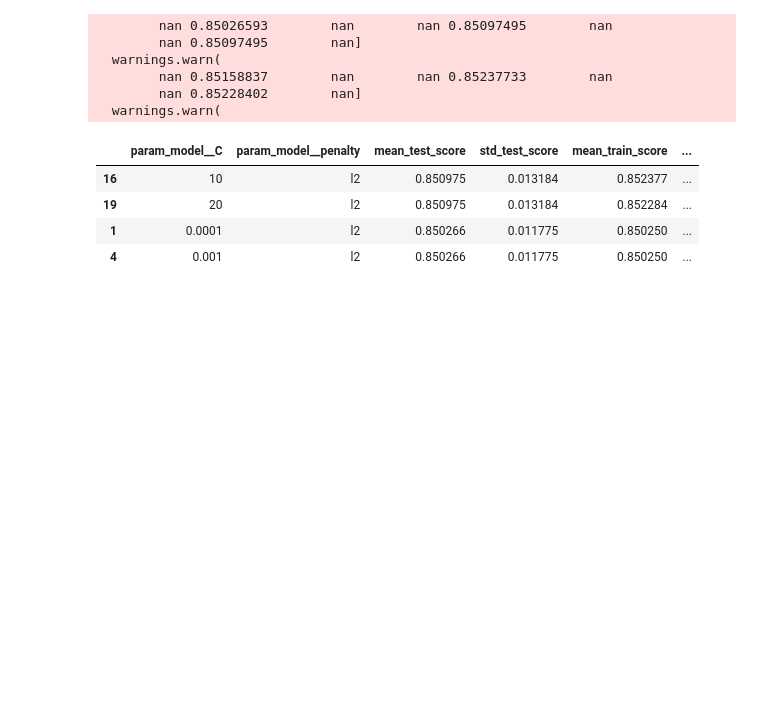
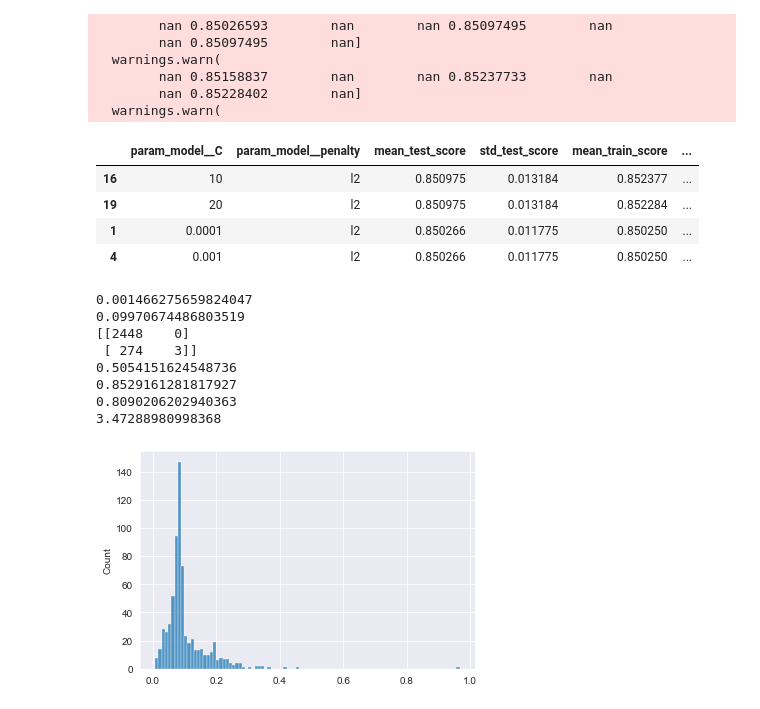
Before and after one commit to isaacmeza/private_paternalism, a Jupyter notebook: Python/choice_prediction.ipynb, the cells around one changed output. Drawn from its saved outputs; the diff is of its cells as text; code cells hidden in the pictures; blank space fills up the shorter version.

```diff
--- a/Python/choice_prediction.ipynb
+++ b/Python/choice_prediction.ipynb
@@ -284,3 +290,29 @@ results.filter(regex = '(param.*|mean_t|std_t)') \
+# %%
+hola = final_model_logit.predict(X_test)
+pr_sett = final_model_logit.predict_proba(X_test)[:,1]
+
+sns.set_style('darkgrid')
+sns.histplot(pr_sett)
+
+print(np.mean(hola))
+print(np.mean(y_test))
+
+print(confusion_matrix(y_train, final_model_logit.predict(X_train)))
+print(balanced_accuracy_score(y_train, final_model_logit.predict(X_train)))
+
+print(f1_score(y_train, final_model_logit.predict(X_train), average = 'weighted'))
+print(jaccard_score(y_train, final_model_logit.predict(X_train), average = 'weighted'))
+print(log_loss(y_train, final_model_logit.predict(X_train)))
+# %% [output]
+0.001466275659824047
+0.09970674486803519
+[[2448    0]
+ [ 274    3]]
+0.5054151624548736
+0.8529161281817927
+0.8090206202940363
+3.47288980998368
+[figure, added]
 # %%
 # Recover the best model
 final_model_logit = grid.best_estimator_
```
Also changed, not shown: parts of 9 cells of this notebook, 49 other files.
